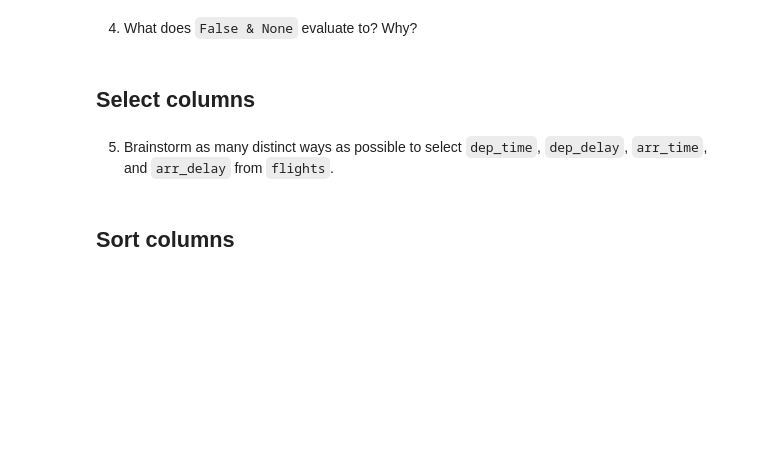
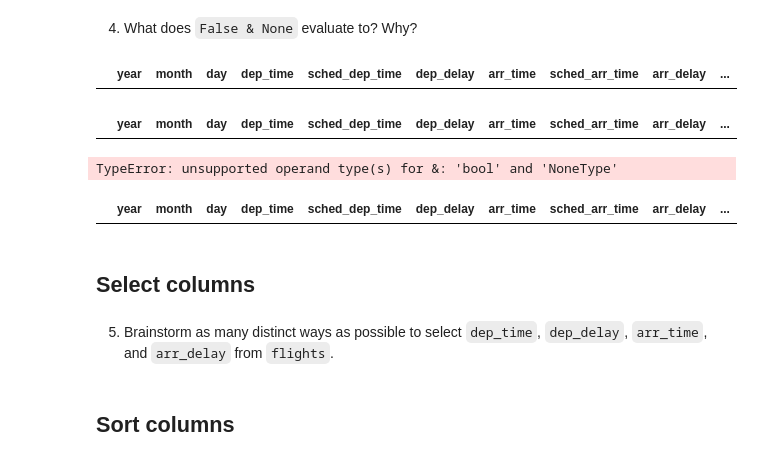
Before and after one commit to qlab-intro-python/tarea-2-jorge-dongo-joshua-quispe, a Jupyter notebook: tarea_2_plantilla.ipynb, the cells around one changed output. Saved outputs shown, nothing was run; the diff lists cells and outputs as text; code cells hidden in the pictures; blank space fills up the shorter version.

```diff
--- a/tarea_2_plantilla.ipynb
+++ b/tarea_2_plantilla.ipynb
@@ -199,3 +241,20 @@ flights
+# %%
+# Solution
+flights.loc[flights['arr_time']==False] # Equal False evaluate if the value is False, and for int values display no values
+# %% [output]
+|  | year | month | day | dep_time | sched_dep_time | dep_delay | arr_time | sched_arr_time | arr_delay | ... |
+# %%
+flights.loc[flights['arr_time']==None] # Equal None evaluate if the values are empty
+# %% [output]
+|  | year | month | day | dep_time | sched_dep_time | dep_delay | arr_time | sched_arr_time | arr_delay | ... |
+# %%
+flights.loc[(flights['arr_time']==(False & None))] # error but we can use 'and'
+# %% [output]
+TypeError: unsupported operand type(s) for &: 'bool' and 'NoneType'
+# %%
+flights.loc[(flights['arr_time']==(False and None))]
+# %% [output]
+|  | year | month | day | dep_time | sched_dep_time | dep_delay | arr_time | sched_arr_time | arr_delay | ... |
 # %% [markdown]
 ## Select columns
 # %% [markdown]
```
Also changed, not shown: parts of 4 cells of this notebook.
